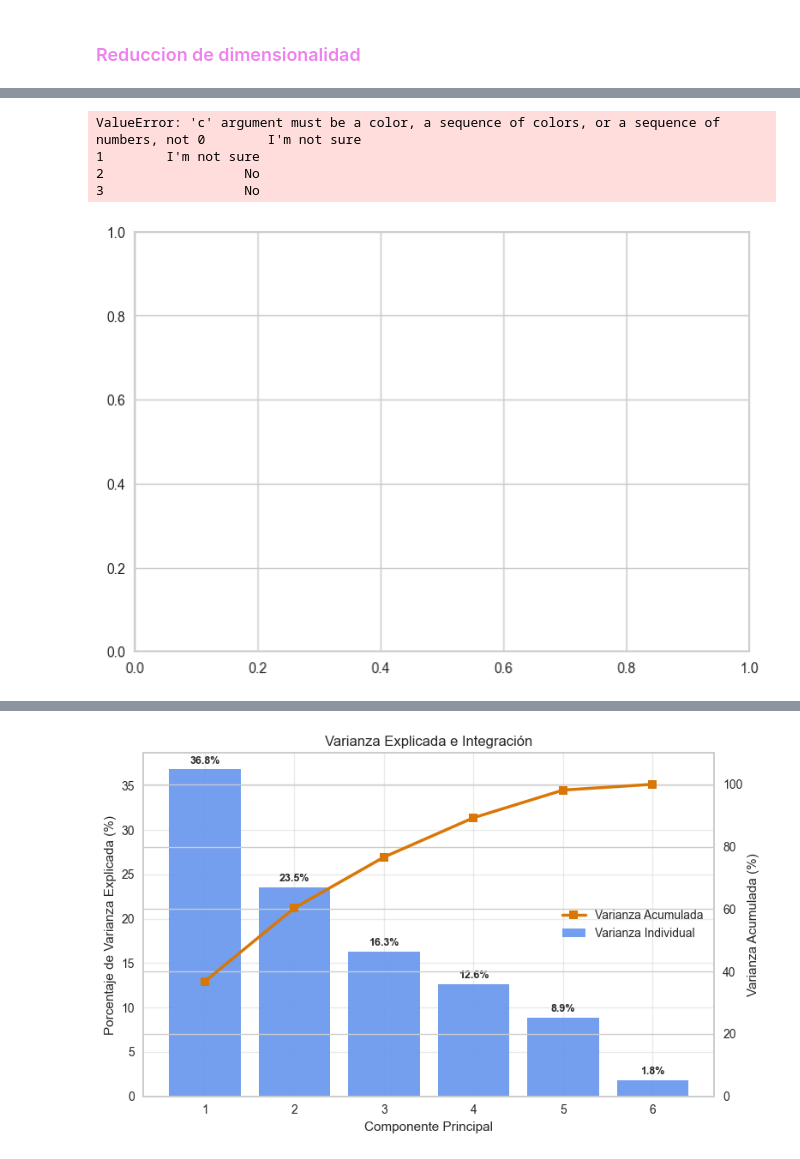
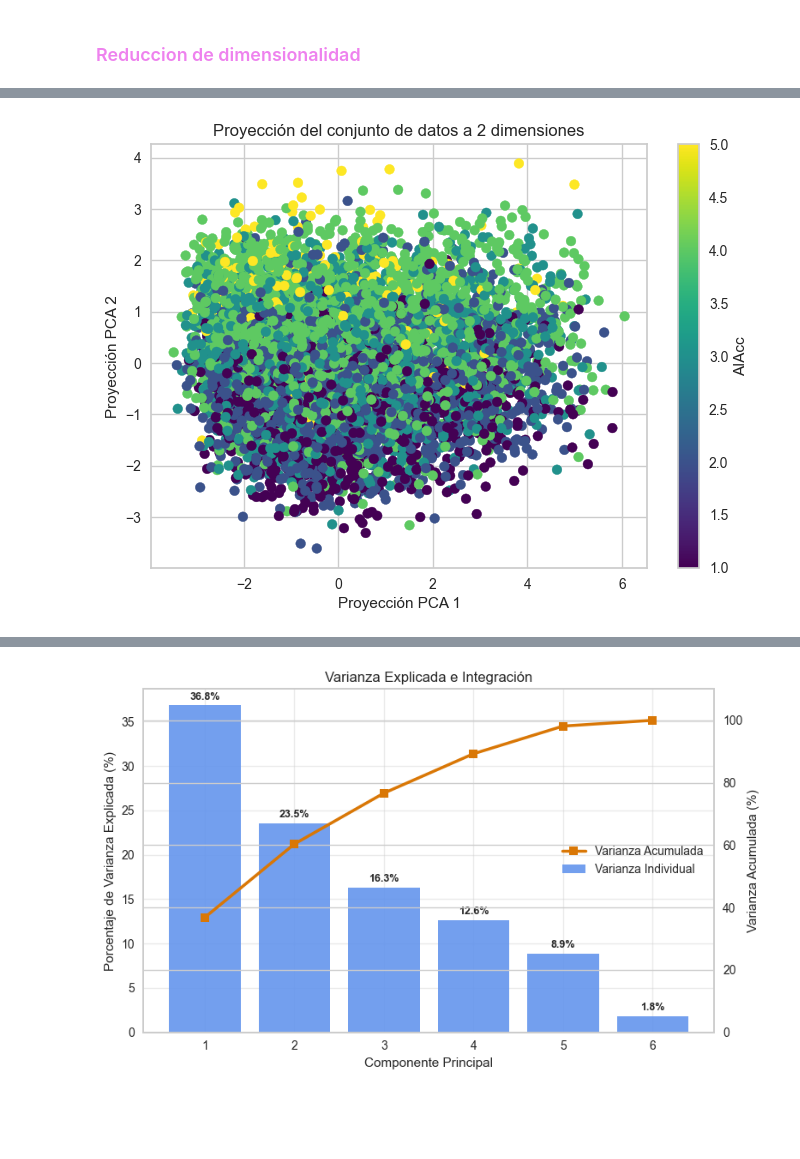
Before and after one commit to gonbenini/ciencia-datos-tpe, a Jupyter notebook: entregable.ipynb, the cells around one changed output, grey strips where cells are left out. Drawn from its saved outputs; the diff is of its cells as text; code cells hidden in the pictures; blank space fills up the shorter version.

```diff
--- a/entregable.ipynb
+++ b/entregable.ipynb
@@ -313,0 +418,20 @@ cols_yes_no = [
+# %%
+orgsize_map = {
+    'Just me - I am a freelancer, sole proprietor, etc.': 0,
+    'Less than 20 employees': 1,
+    '20 to 99 employees': 2,
+    '100 to 499 employees': 3,
+    '500 to 999 employees': 4,
+    '1,000 to 4,999 employees': 5,
+    '5,000 to 9,999 employees': 6,
+    '10,000 or more employees': 7,
+    "I don’t know": np.nan
+}
+df['OrgSize'] = df['OrgSize'].map(orgsize_map)
+# %%
+mapped = {
+    'No': 0,
+    'Yes': 1,
+    "I'm not sure": np.nan
+}
+df['AIThreat'] = df['AIThreat'].map(mapped)
@@ -314,15 +440,11 @@ cols_yes_no = [
 # %%
-from sklearn.impute import SimpleImputer
-
-cols = ['WorkExp', 'ConvertedCompYearly', 'JobSat', 'YearsCode', 'AIThreat']
-imputer = SimpleImputer(strategy='median')
-features = df[cols].columns.to_list()
-#X_num = imputer.fit_transform(df[cols_numerics])
+cols = ['WorkExp', 'ConvertedCompYearly', 'JobSat', 'YearsCode', 'AIThreat', 'Age', 'EdLevel', 'OrgSize', 'AIFrustration_score', 'AIAcc', 'AIComplex']
+features = df[cols].drop(columns=[f'{var_objetivo}']).columns.to_list()
 X_num = df[cols].dropna()
 # %%
 from sklearn.preprocessing import StandardScaler
 scaler = StandardScaler()
-df_scaled = scaler.fit_transform(X_num.drop(columns=['AIThreat']))
+df_scaled = scaler.fit_transform(X_num.drop(columns=[f'{var_objetivo}']))
 # %%
 from sklearn.decomposition import PCA
 from sklearn.manifold import TSNE
@@ -340,18 +462,15 @@ principalComponents_umap = umap.fit_transform(df_scaled)
 # %%
 principalComponents = principalComponents_pca
 # %%
-plt.scatter(principalComponents[:,0], principalComponents[:,1], c=X_num['AIThreat'], alpha=0.5)
+plt.scatter(principalComponents[:,0], principalComponents[:,1],c=X_num[f'{var_objetivo}'], cmap='viridis', alpha=1)
 plt.grid(True)
 plt.xlabel('Proyección PCA 1')
 plt.ylabel('Proyección PCA 2')
 plt.title('Proyección del conjunto de datos a 2 dimensiones')
+plt.colorbar(label=f'{var_objetivo}')
 plt.show()
 # %% [output]
-ValueError: 'c' argument must be a color, a sequence of colors, or a sequence of numbers, not 0        I'm not sure
-1        I'm not sure
-2                  No
-3                  No
-[figure, old version]
+[figure, new version]
 # %%
 pca.explained_variance_ratio_
 # %% [output]
```
Also changed, not shown: parts of 16 cells of this notebook.
